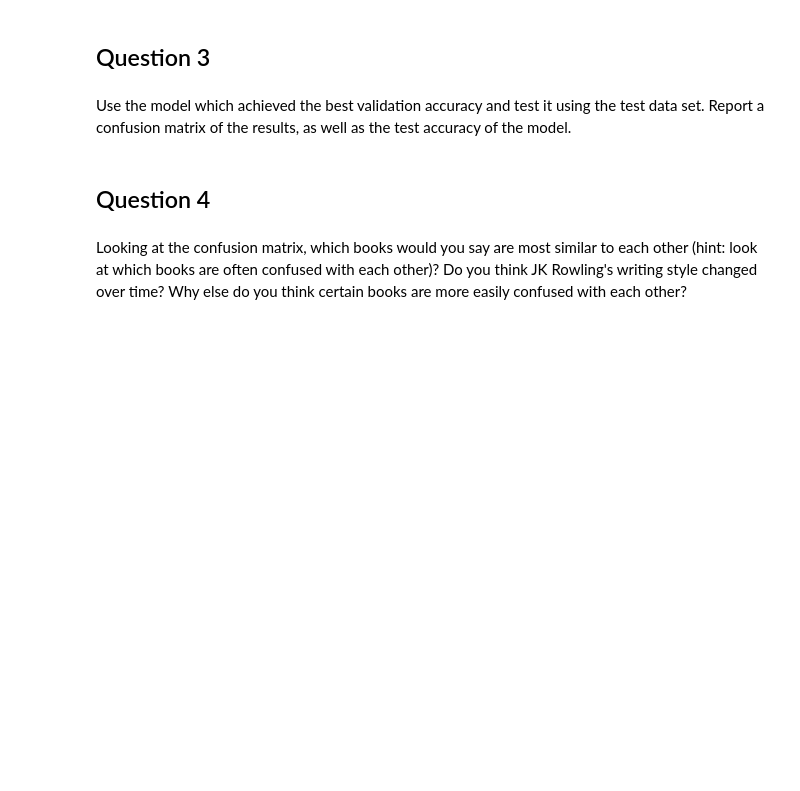
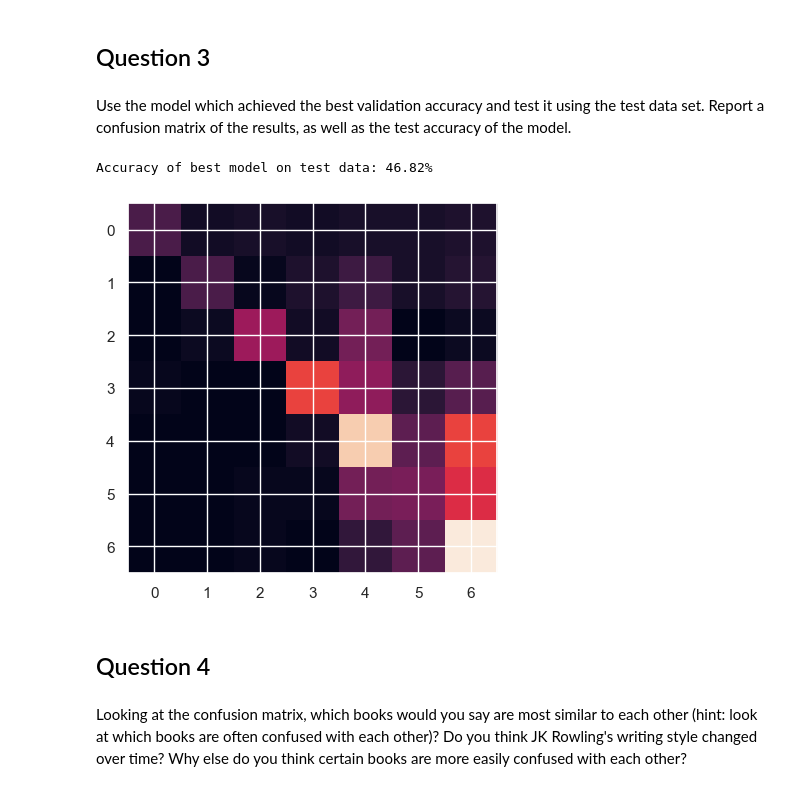
Before and after one commit to DevHackerGamer/Projects, a Jupyter notebook: ML Lab 1.2 - Naive Bayes Pt 2.ipynb, the cells around one changed output. Saved outputs shown, nothing was run; the diff lists cells and outputs as text; code cells hidden in the pictures; blank space fills up the shorter version.

```diff
--- a/ML Lab 1.2 - Naive Bayes Pt 2.ipynb
+++ b/ML Lab 1.2 - Naive Bayes Pt 2.ipynb
@@ -572,6 +572,12 @@ training_bookLabel = []
 training_bookFeature = []
 test_bookLabel = []
 test_bookFeature = []
+
+valid_bookFeature=[]
+valid_bookLabel=[]
+
+validTEST_bookFeature=[]
+validTEST_bookLabel=[]
 
 stop_words = set(stopwords.words('english'))
 
@@ -612,9 +618,20 @@ for i in range(1, 8):
         test_bookLabel.append(i)
         test_bookFeature.append(createFeature(sentence))
 
+    for sentence in dataValidation:
+        valid_bookLabel.append(i)
+        valid_bookFeature.append(createFeature(sentence))
+
+    for sentence in dataValidationTest:
+        validTEST_bookLabel.append(i)
+        validTEST_bookFeature.append(createFeature(sentence))
+
+
 # Convert to NumPy arrays
 training_bookFeature = np.array(training_bookFeature)
 test_bookFeature = np.array(test_bookFeature)
+valid_bookFeature=np.array(valid_bookFeature)
+validTEST_bookFeature=np.array(validTEST_bookFeature)
 
 # Compute priors
 priors = np.zeros(7)
@@ -717,6 +761,20 @@ TODO: Your answer here
 ## Question 3
 # %% [markdown]
 Use the model which achieved the best validation accuracy and test it using the test data set. Report a confusion matrix of the results, as well as the test accuracy of the model.
+# %%
+all_probsBest = calc_prob(validTEST_bookFeature, class_conditionalsBooks2)
+predictionsBest = np.argmax(all_probsBest, axis=1) + 1
+
+confusion_matrix = np.zeros((7, 7))
+for outcome, prediction in zip(validTEST_bookLabel, predictionsBest):
+    confusion_matrix[outcome - 1, prediction - 1] += 1
+plt.imshow(confusion_matrix)
+acc = (np.trace(confusion_matrix) / np.sum(confusion_matrix))
+
+print(f"Accuracy of best model on test data: {accuracy(predictionsBest, validTEST_bookLabel)}")
+# %% [output]
+Accuracy of best model on test data: 46.82%
+[figure, added]
 # %% [markdown]
 ## Question 4
 # %% [markdown]
```
Also changed, not shown: parts of 6 cells of this notebook.
